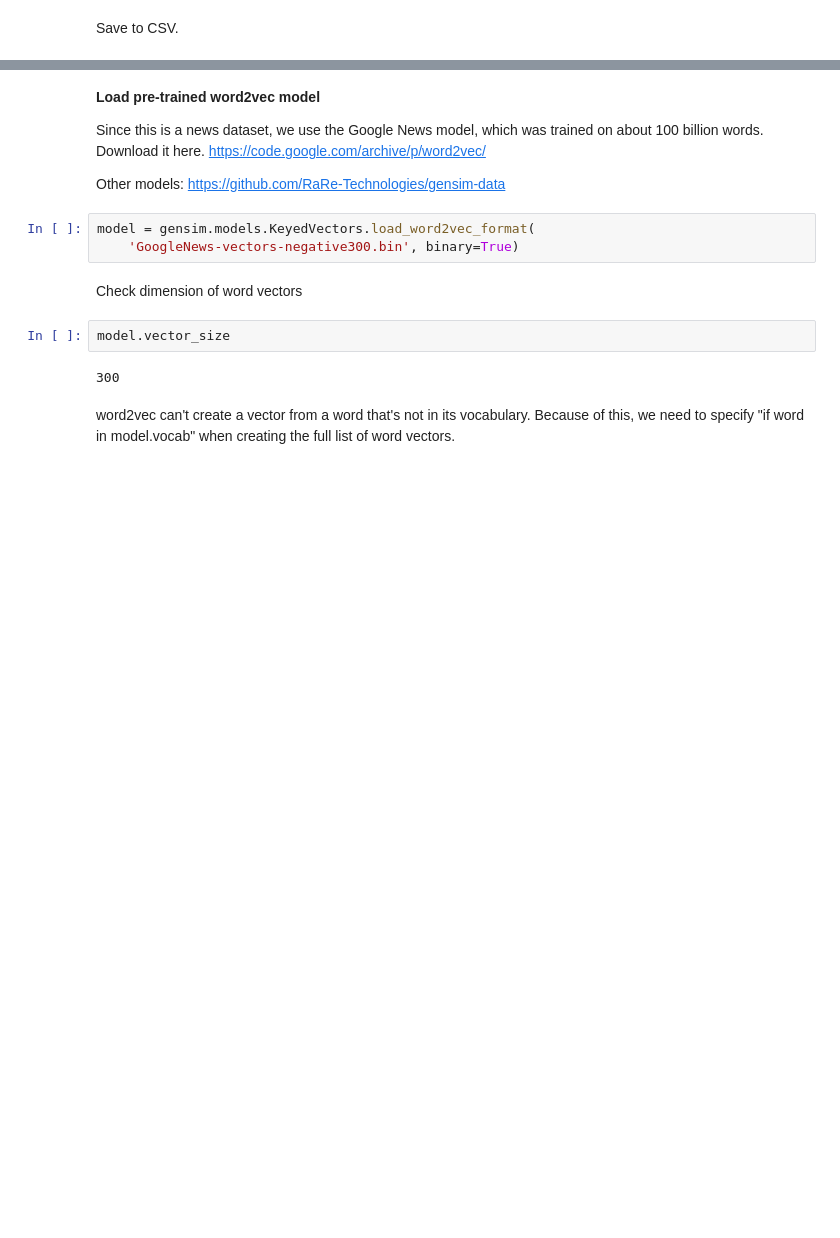
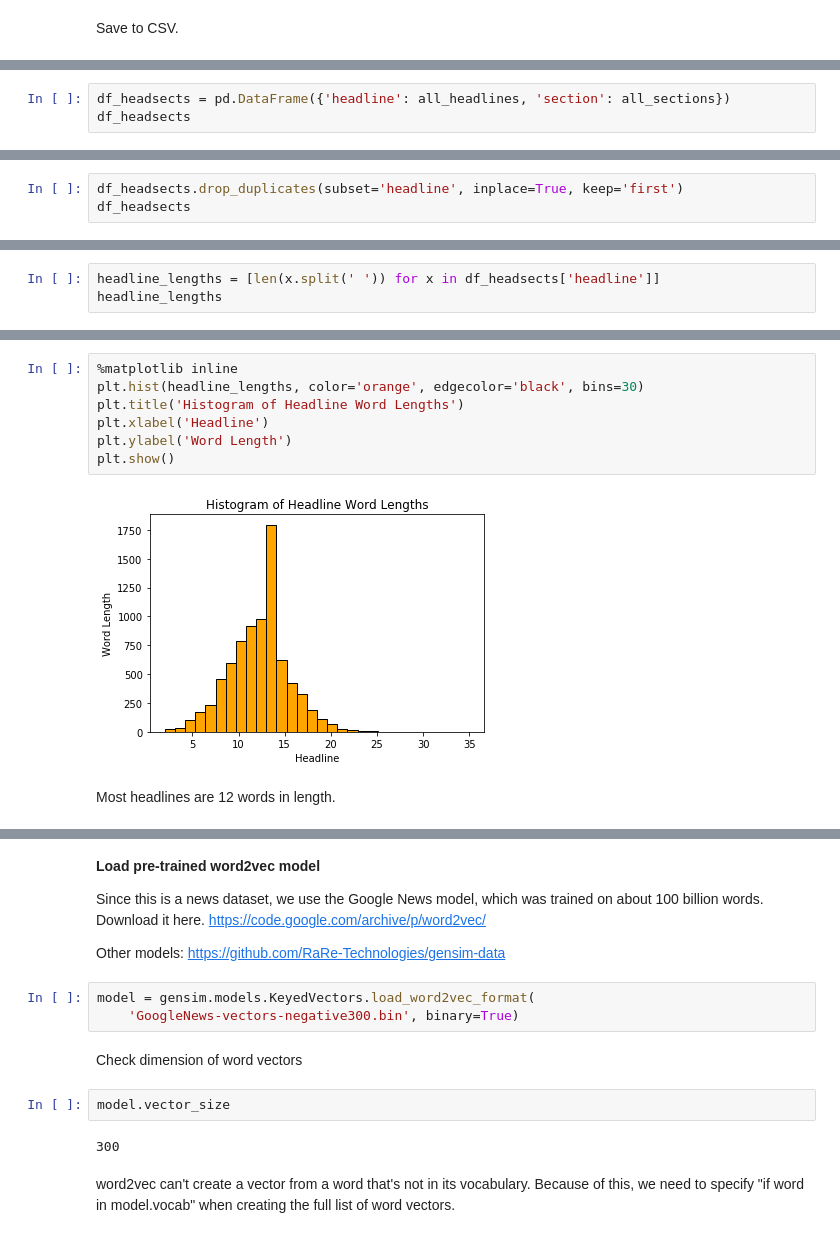
Before and after one commit to brienna/coronavirus-news-analysis, a Jupyter notebook: 2020_04_09_washington_post_scraper.ipynb, the cells around one changed output, grey strips where cells are left out. Cells and saved outputs as stored; diff of their text form; blank space fills up the shorter version.

```diff
--- a/2020_04_09_washington_post_scraper.ipynb
+++ b/2020_04_09_washington_post_scraper.ipynb
@@ -534,0 +385,3 @@ Most papers are 11 words in length.
+# %%
+df_headsects = pd.DataFrame({'headline': all_headlines, 'section': all_sections})
+df_headsects
@@ -534,0 +402,3 @@ Most papers are 11 words in length.
+# %%
+df_headsects.drop_duplicates(subset='headline', inplace=True, keep='first')
+df_headsects
@@ -534,0 +427,3 @@ Most papers are 11 words in length.
+# %%
+headline_lengths = [len(x.split(' ')) for x in df_headsects['headline']]
+headline_lengths
@@ -535,3 +448,14 @@ Most papers are 11 words in length.
+# %%
+%matplotlib inline
+plt.hist(headline_lengths, color='orange', edgecolor='black', bins=30)
+plt.title('Histogram of Headline Word Lengths')
+plt.xlabel('Headline')
+plt.ylabel('Word Length')
+plt.show()
+# %% [output]
+[figure, added]
+# %% [markdown]
+Most headlines are 12 words in length.
 # %%
 scipy.mode(headline_lengths).mode[0]
 # %% [output]
```
Also changed, not shown: parts of 85 cells of this notebook.
